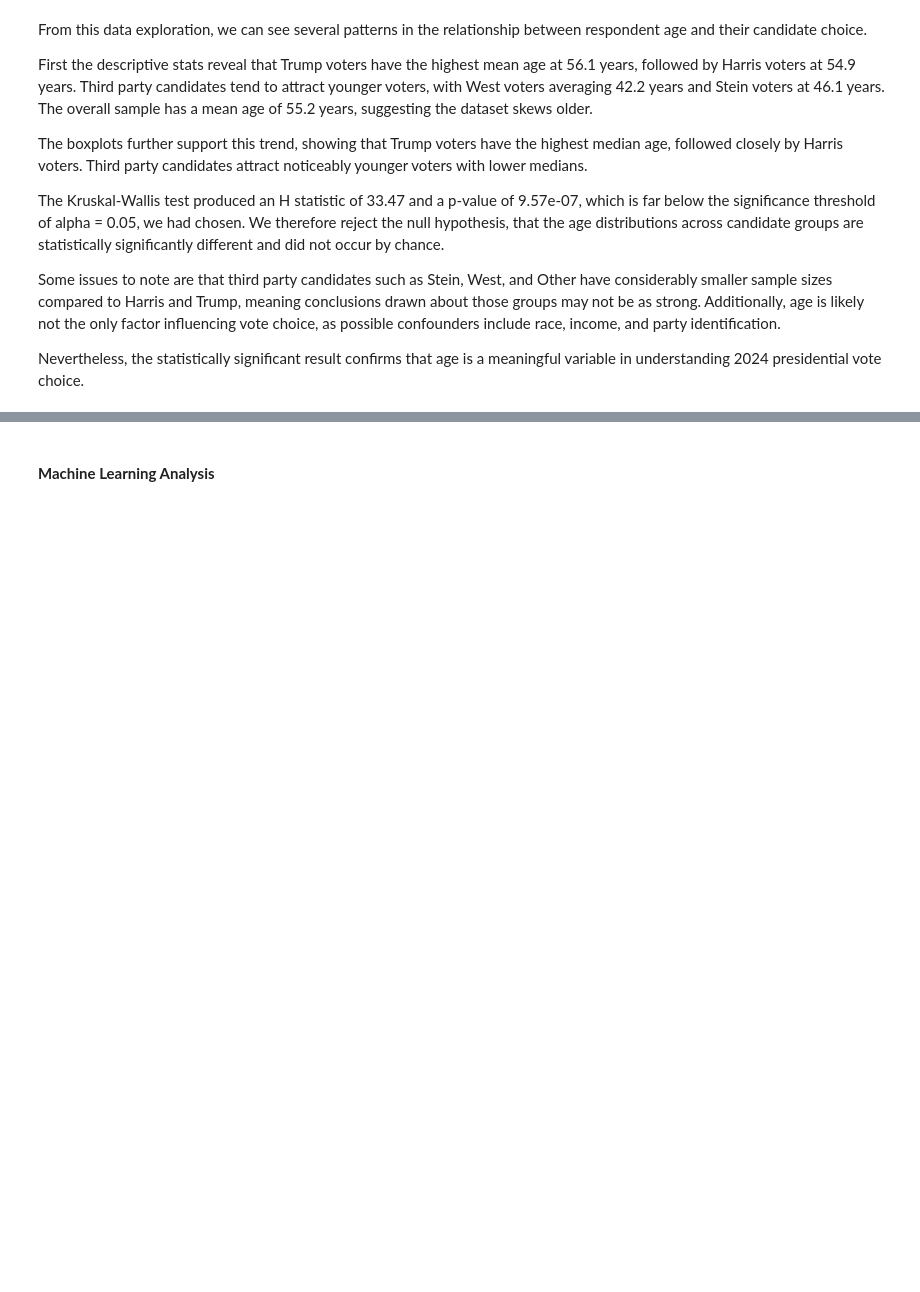
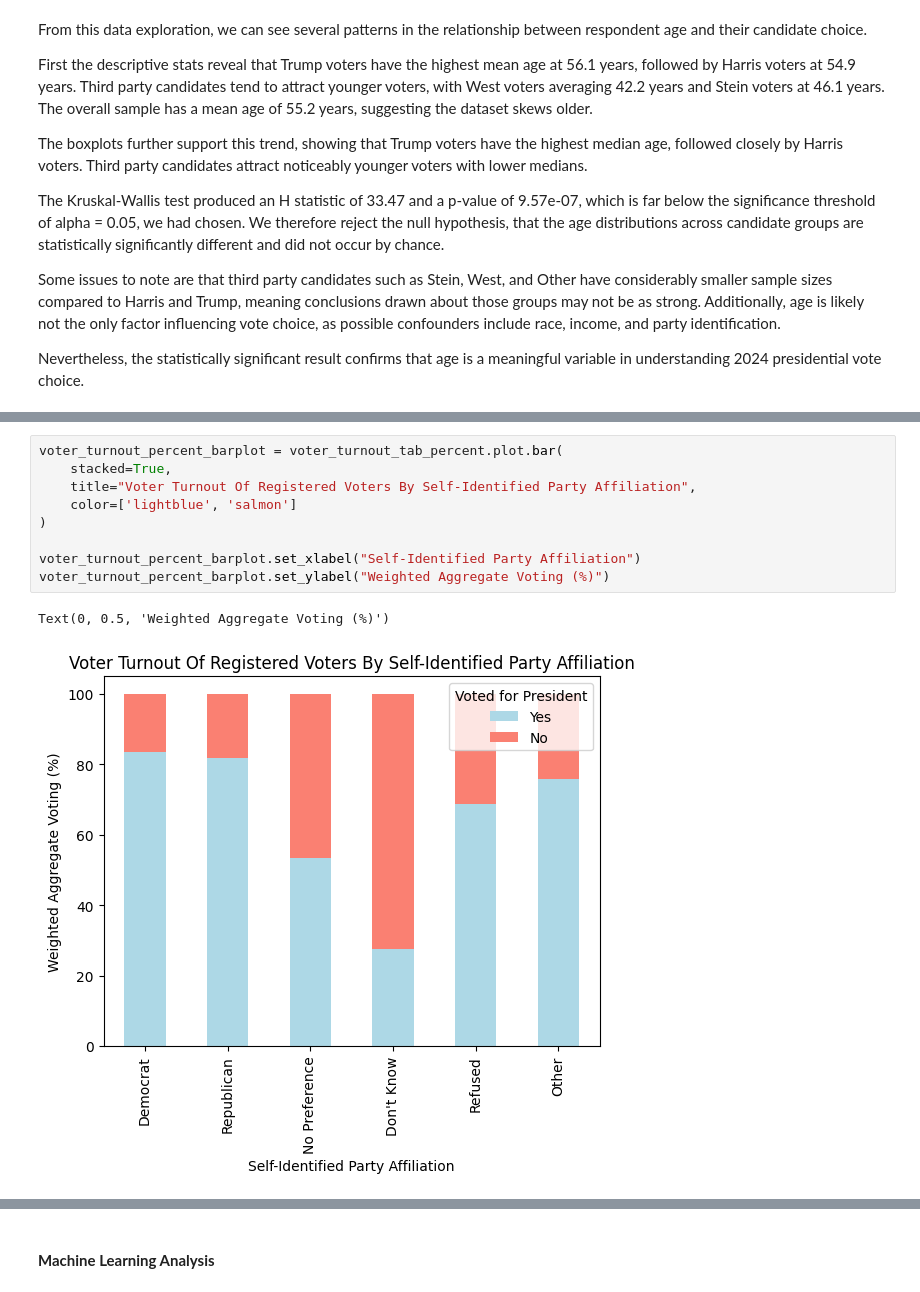
Before and after one commit to Aslan-A-M/CMSC320_Semester_Project, a Jupyter notebook: dataset/Checkpoint3/ml_analysis_organized.ipynb, the cells around one changed output, grey strips where cells are left out. Drawn from its saved outputs; the diff is of its cells as text; blank space fills up the shorter version.

```diff
--- a/dataset/Checkpoint3/ml_analysis_organized.ipynb
+++ b/dataset/Checkpoint3/ml_analysis_organized.ipynb
@@ -507,0 +781,12 @@ meaningful variable in understanding 2024 presidential vote choice.
+# %%
+voter_turnout_percent_barplot = voter_turnout_tab_percent.plot.bar(
+    stacked=True,
+    title="Voter Turnout Of Registered Voters By Self-Identified Party Affiliation",
+    color=['lightblue', 'salmon']
+)
+
+voter_turnout_percent_barplot.set_xlabel("Self-Identified Party Affiliation")
+voter_turnout_percent_barplot.set_ylabel("Weighted Aggregate Voting (%)")
+# %% [output]
+Text(0, 0.5, 'Weighted Aggregate Voting (%)')
+[figure, added]
```
Also changed, not shown: parts of 29 cells of this notebook.
